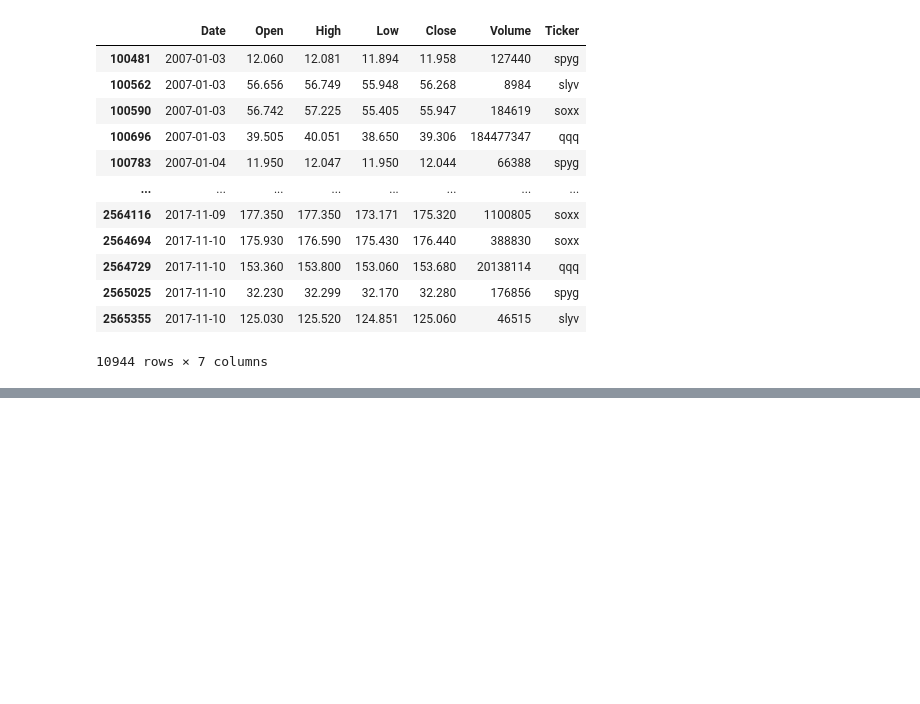
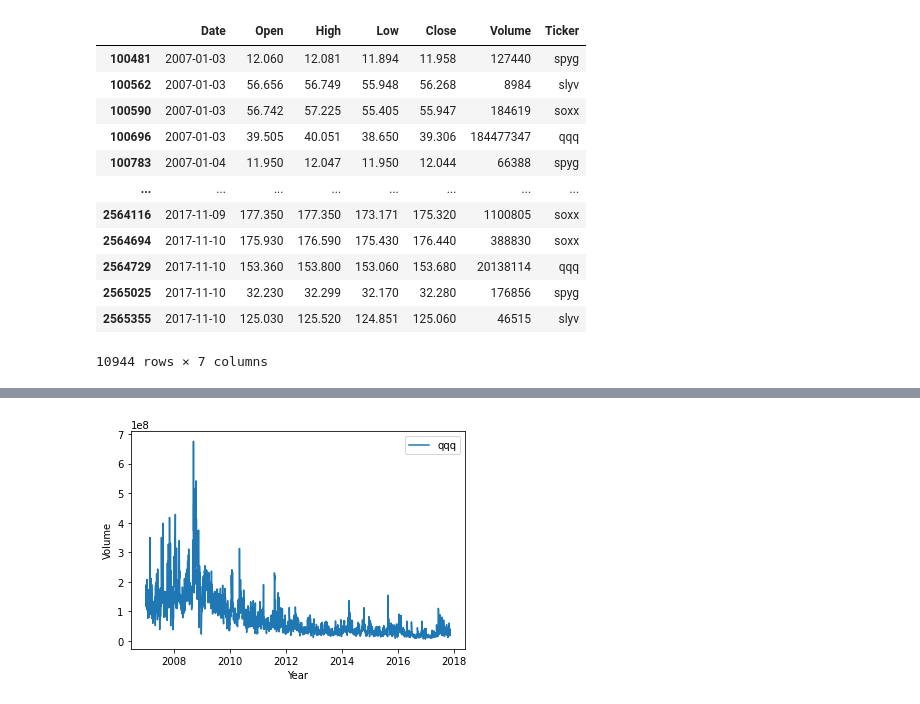
Before and after one commit to B-Rad80/ML_Stock_Predictions, a Jupyter notebook: Cleaning.ipynb, the cells around one changed output, grey strips where cells are left out. Cells and saved outputs as stored; diff of their text form; code cells hidden in the pictures; blank space fills up the shorter version.

```diff
--- a/Cleaning.ipynb
+++ b/Cleaning.ipynb
@@ -112,0 +247,8 @@ qqqDf.head()
+# %%
+plt.plot(qqqDf.Volume,label="qqq")
+plt.xlabel('Year')
+plt.ylabel('Volume')
+plt.legend()
+plt.show()
+# %% [output]
+[figure, added]
```
Also changed, not shown: parts of 27 cells of this notebook.
